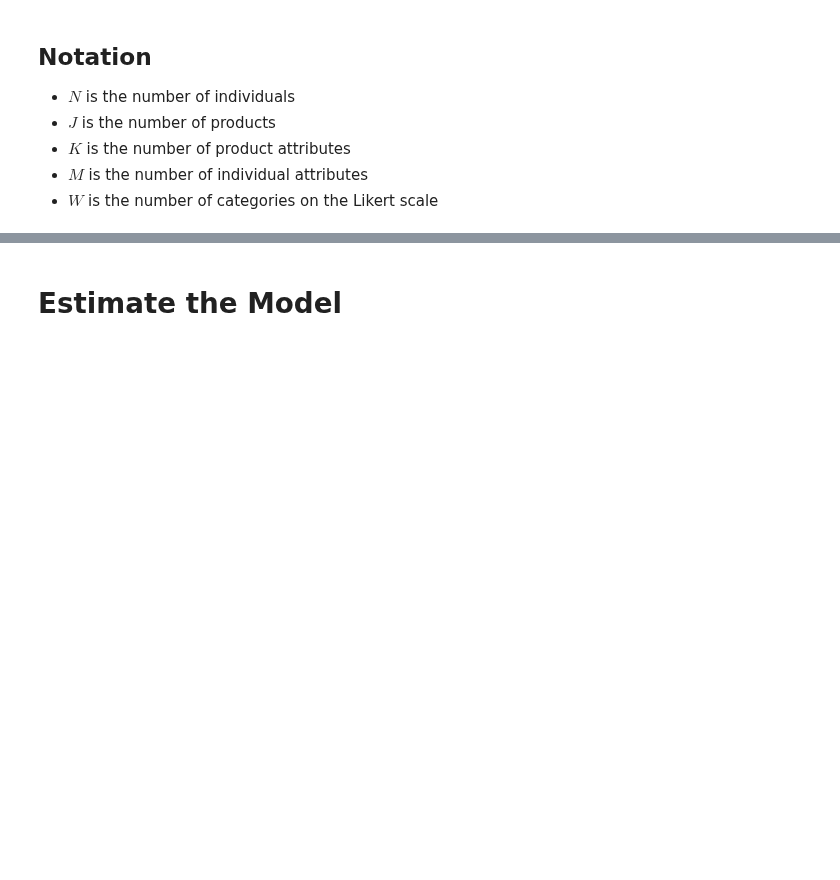
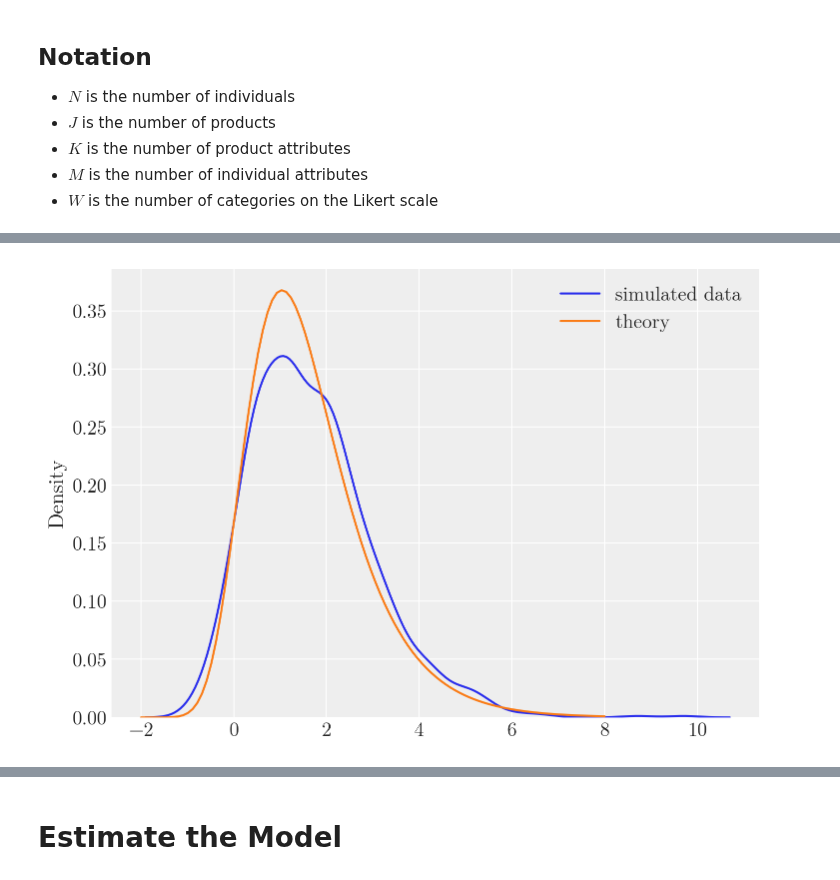
Before and after one commit to dyavorsky/likert_dualresponse, a Jupyter notebook: notebooks/likert_dualresponse.ipynb, the cells around one changed output, grey strips where cells are left out. Cells and saved outputs as stored; diff of their text form; code cells hidden in the pictures; blank space fills up the shorter version.

```diff
--- a/notebooks/likert_dualresponse.ipynb
+++ b/notebooks/likert_dualresponse.ipynb
@@ -119,0 +128,8 @@ plt.show()
+# %%
+fig, ax = plt.subplots()
+mu_bar = np.log(np.exp(df["latent_utilities"][0, 0])+np.exp(df["latent_utilities"][0, 1])+np.exp(df["latent_utilities"][0, 2]))
+sns.kdeplot(np.max(df["latent_utilities"] + df["taste_shocks"], axis=1), ax=ax, label="simulated data")
+sns.lineplot(x=np.linspace(-2, 8, 100), y=[gumbel_pdf(x, mu_bar) for x in np.linspace(-2, 8, 100)], ax=ax, label="theory")
+plt.show()
+# %% [output]
+[figure, added]
```
Also changed, not shown: parts of 19 cells of this notebook.
